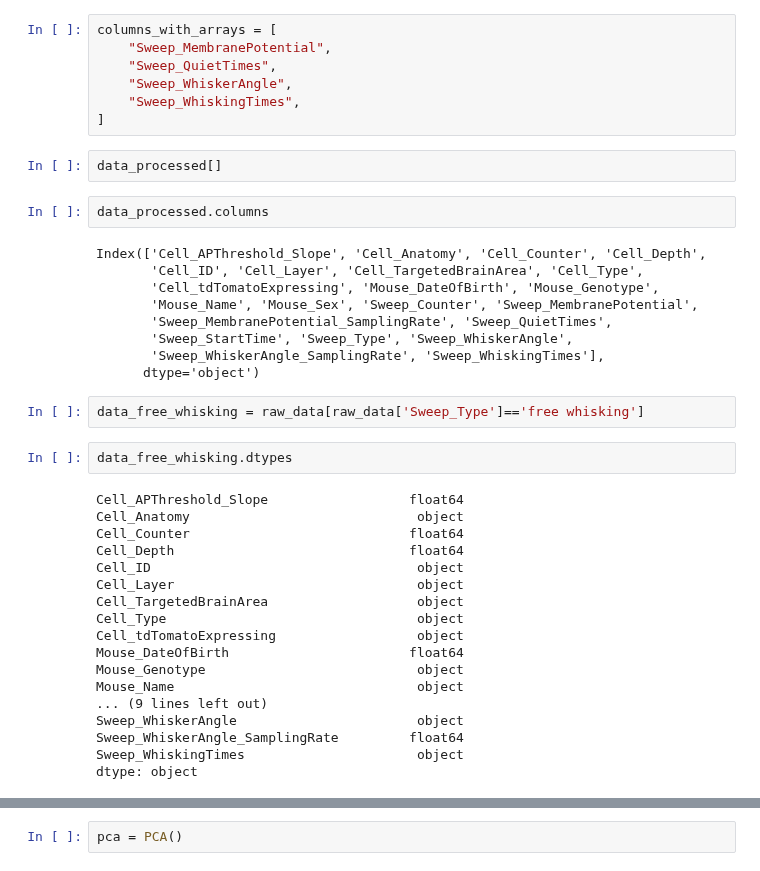
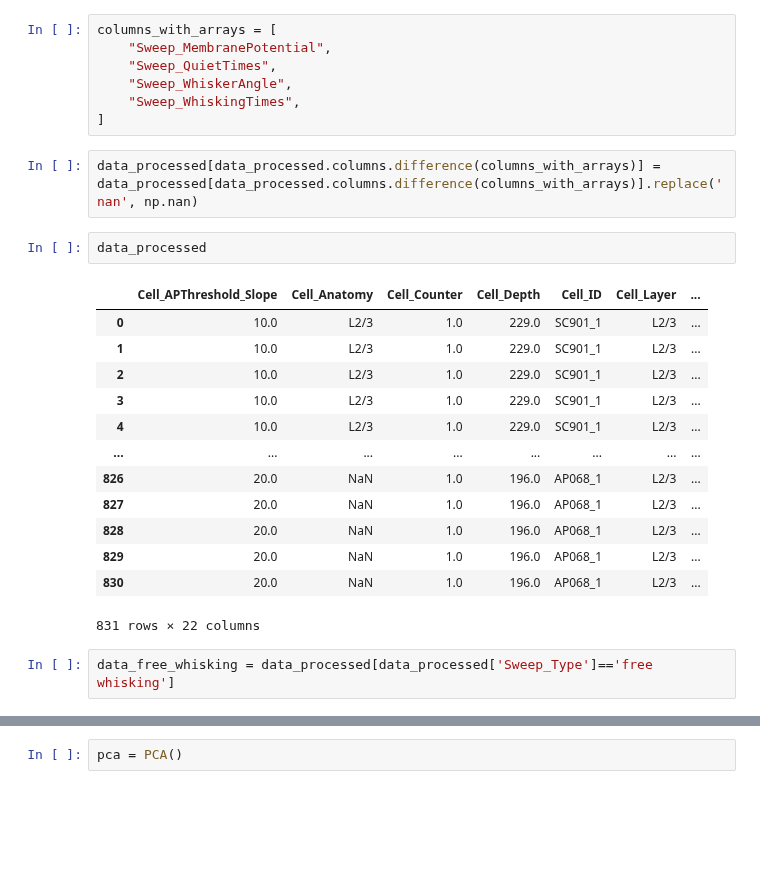
Before and after one commit to mariscoglio/bio482_cell_classifier, a Jupyter notebook: pca.ipynb, the cells around one changed output, grey strips where cells are left out. Cells and saved outputs as stored; diff of their text form; blank space fills up the shorter version.

```diff
--- a/pca.ipynb
+++ b/pca.ipynb
@@ -29,38 +29,23 @@ columns_with_arrays = [
     "Sweep_WhiskerAngle",
     "Sweep_WhiskingTimes",
 ]
+# %%
+data_processed[data_processed.columns.difference(columns_with_arrays)] = data_processed[data_processed.columns.difference(columns_with_arrays)].replace('nan', np.nan)
 # %%
-data_processed[]
+data_processed
+# %% [output]
+|  | Cell_APThreshold_Slope | Cell_Anatomy | Cell_Counter | Cell_Depth | Cell_ID | Cell_Layer | ... |
+| 0 | 10.0 | L2/3 | 1.0 | 229.0 | SC901_1 | L2/3 | ... |
+| 1 | 10.0 | L2/3 | 1.0 | 229.0 | SC901_1 | L2/3 | ... |
+| 2 | 10.0 | L2/3 | 1.0 | 229.0 | SC901_1 | L2/3 | ... |
+| 3 | 10.0 | L2/3 | 1.0 | 229.0 | SC901_1 | L2/3 | ... |
+| 4 | 10.0 | L2/3 | 1.0 | 229.0 | SC901_1 | L2/3 | ... |
+| ... | ... | ... | ... | ... | ... | ... | ... |
+| 826 | 20.0 | NaN | 1.0 | 196.0 | AP068_1 | L2/3 | ... |
+| 827 | 20.0 | NaN | 1.0 | 196.0 | AP068_1 | L2/3 | ... |
+| 828 | 20.0 | NaN | 1.0 | 196.0 | AP068_1 | L2/3 | ... |
+| 829 | 20.0 | NaN | 1.0 | 196.0 | AP068_1 | L2/3 | ... |
+| 830 | 20.0 | NaN | 1.0 | 196.0 | AP068_1 | L2/3 | ... |
+831 rows × 22 columns
-# %%
-data_processed.columns
-# %% [output]
-Index(['Cell_APThreshold_Slope', 'Cell_Anatomy', 'Cell_Counter', 'Cell_Depth',
-       'Cell_ID', 'Cell_Layer', 'Cell_TargetedBrainArea', 'Cell_Type',
-       'Cell_tdTomatoExpressing', 'Mouse_DateOfBirth', 'Mouse_Genotype',
-       'Mouse_Name', 'Mouse_Sex', 'Sweep_Counter', 'Sweep_MembranePotential',
-       'Sweep_MembranePotential_SamplingRate', 'Sweep_QuietTimes',
-       'Sweep_StartTime', 'Sweep_Type', 'Sweep_WhiskerAngle',
-       'Sweep_WhiskerAngle_SamplingRate', 'Sweep_WhiskingTimes'],
-      dtype='object')
 # %%
-data_free_whisking = raw_data[raw_data['Sweep_Type']=='free whisking']
+data_free_whisking = data_processed[data_processed['Sweep_Type']=='free whisking']
-# %%
-data_free_whisking.dtypes
-# %% [output]
-Cell_APThreshold_Slope                  float64
-Cell_Anatomy                             object
-Cell_Counter                            float64
-Cell_Depth                              float64
-Cell_ID                                  object
-Cell_Layer                               object
-Cell_TargetedBrainArea                   object
-Cell_Type                                object
-Cell_tdTomatoExpressing                  object
-Mouse_DateOfBirth                       float64
-Mouse_Genotype                           object
-Mouse_Name                               object
-... (9 lines left out)
-Sweep_WhiskerAngle                       object
-Sweep_WhiskerAngle_SamplingRate         float64
-Sweep_WhiskingTimes                      object
-dtype: object
```
Also changed, not shown: parts of 17 cells of this notebook.
